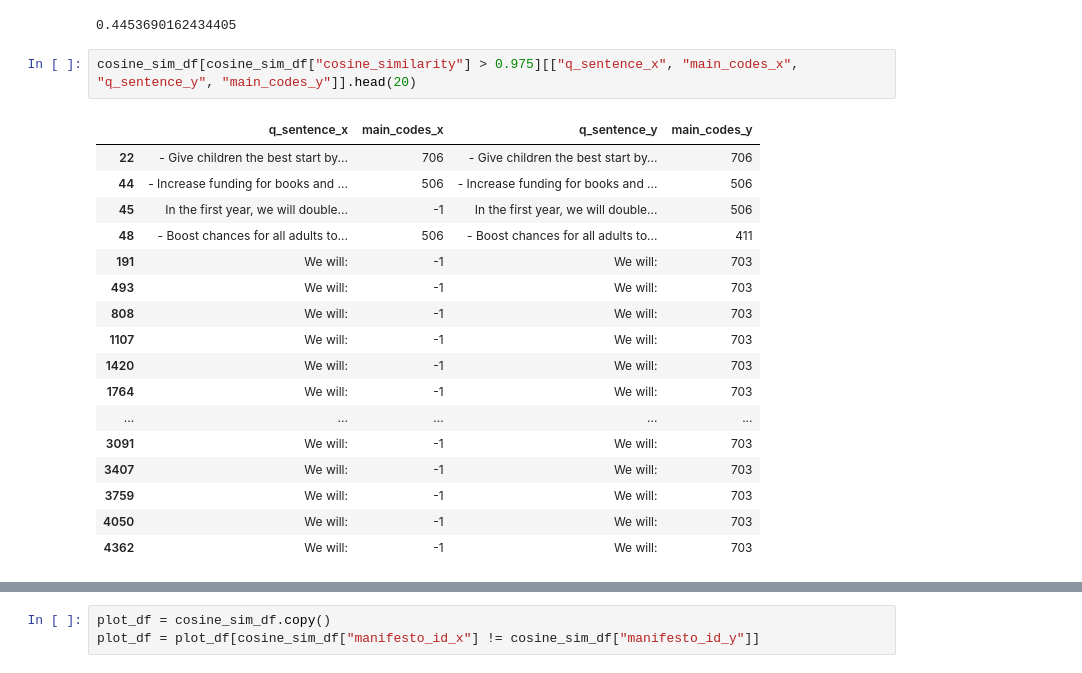
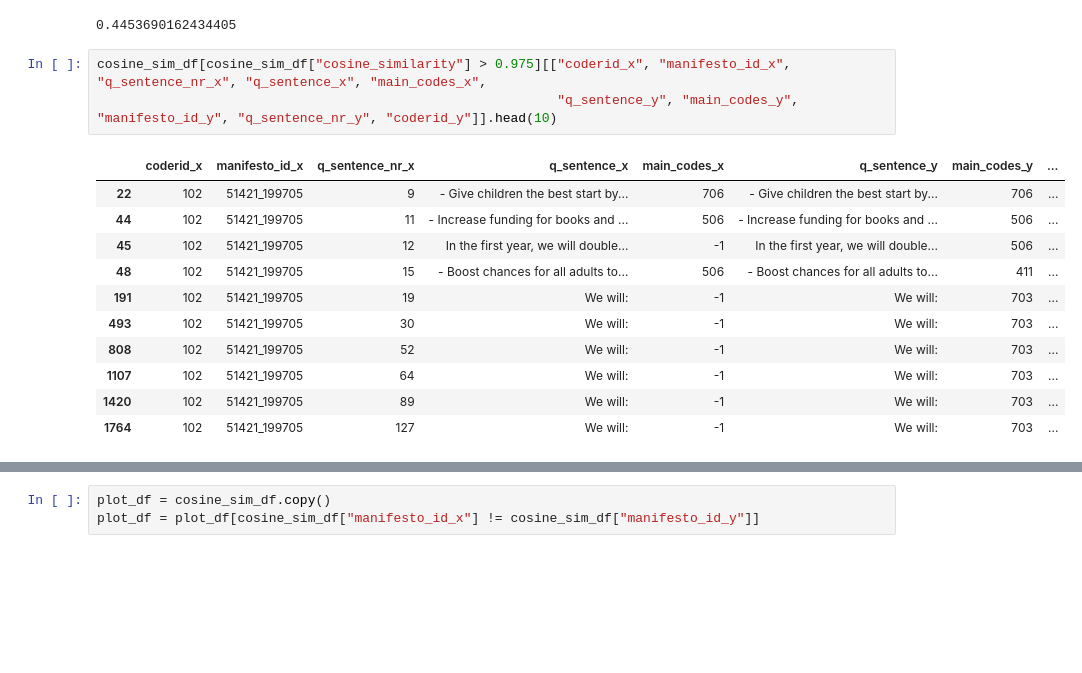
Before and after one commit to k-hanlon/ADS_manifesto_thesis, a Jupyter notebook: cosine_similarity_analysis.ipynb, the cells around one changed output, grey strips where cells are left out. Saved outputs shown, nothing was run; the diff lists cells and outputs as text; blank space fills up the shorter version.

```diff
--- a/cosine_similarity_analysis.ipynb
+++ b/cosine_similarity_analysis.ipynb
@@ -224,22 +237,17 @@ cosine_sim_df["in_agreement"] = cosine_sim_df['main_codes_x'] == cosine_sim_df['
 # %% [output]
 0.4453690162434405
 # %%
-cosine_sim_df[cosine_sim_df["cosine_similarity"] > 0.975][["q_sentence_x", "main_codes_x", "q_sentence_y", "main_codes_y"]].head(20)
+cosine_sim_df[cosine_sim_df["cosine_similarity"] > 0.975][["coderid_x", "manifesto_id_x", "q_sentence_nr_x", "q_sentence_x", "main_codes_x",
+                                                           "q_sentence_y", "main_codes_y", "manifesto_id_y", "q_sentence_nr_y", "coderid_y"]].head(10)
 # %% [output]
-|  | q_sentence_x | main_codes_x | q_sentence_y | main_codes_y |
-| 22 | - Give children the best start by... | 706 | - Give children the best start by... | 706 |
-| 44 | - Increase funding for books and ... | 506 | - Increase funding for books and ... | 506 |
-| 45 | In the first year, we will double... | -1 | In the first year, we will double... | 506 |
-| 48 | - Boost chances for all adults to... | 506 | - Boost chances for all adults to... | 411 |
-| 191 | We will: | -1 | We will: | 703 |
-| 493 | We will: | -1 | We will: | 703 |
-| 808 | We will: | -1 | We will: | 703 |
-| 1107 | We will: | -1 | We will: | 703 |
-| 1420 | We will: | -1 | We will: | 703 |
-| 1764 | We will: | -1 | We will: | 703 |
-| ... | ... | ... | ... | ... |
-| 3091 | We will: | -1 | We will: | 703 |
-| 3407 | We will: | -1 | We will: | 703 |
-| 3759 | We will: | -1 | We will: | 703 |
-| 4050 | We will: | -1 | We will: | 703 |
-| 4362 | We will: | -1 | We will: | 703 |
+|  | coderid_x | manifesto_id_x | q_sentence_nr_x | q_sentence_x | main_codes_x | q_sentence_y | main_codes_y | ... |
+| 22 | 102 | 51421_199705 | 9 | - Give children the best start by... | 706 | - Give children the best start by... | 706 | ... |
+| 44 | 102 | 51421_199705 | 11 | - Increase funding for books and ... | 506 | - Increase funding for books and ... | 506 | ... |
+| 45 | 102 | 51421_199705 | 12 | In the first year, we will double... | -1 | In the first year, we will double... | 506 | ... |
+| 48 | 102 | 51421_199705 | 15 | - Boost chances for all adults to... | 506 | - Boost chances for all adults to... | 411 | ... |
+| 191 | 102 | 51421_199705 | 19 | We will: | -1 | We will: | 703 | ... |
+| 493 | 102 | 51421_199705 | 30 | We will: | -1 | We will: | 703 | ... |
+| 808 | 102 | 51421_199705 | 52 | We will: | -1 | We will: | 703 | ... |
+| 1107 | 102 | 51421_199705 | 64 | We will: | -1 | We will: | 703 | ... |
+| 1420 | 102 | 51421_199705 | 89 | We will: | -1 | We will: | 703 | ... |
+| 1764 | 102 | 51421_199705 | 127 | We will: | -1 | We will: | 703 | ... |
```
Also changed, not shown: parts of 26 cells of this notebook, 2 other files.
